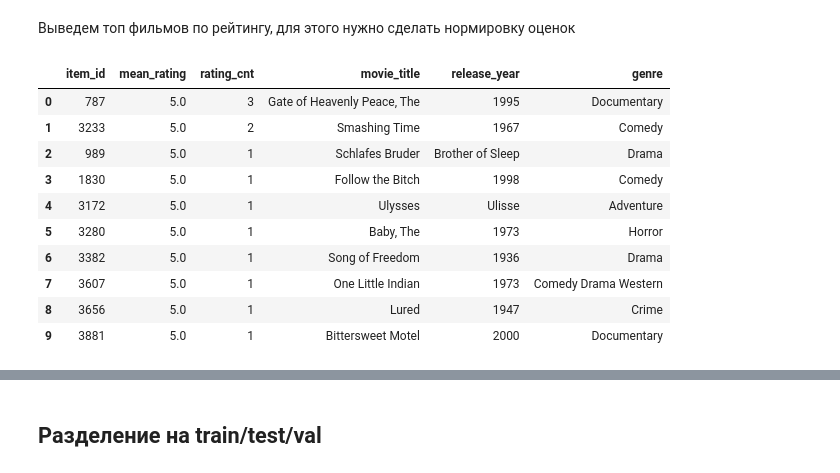
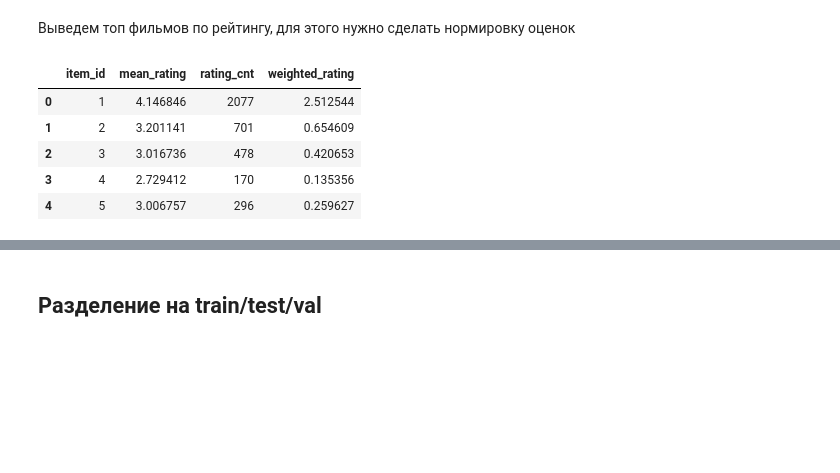
Before and after one commit to dkulemin/recsys-playground, a Jupyter notebook: experiments/MovieLens/1.0_data_works.ipynb, the cells around one changed output, grey strips where cells are left out. Saved outputs shown, nothing was run; the diff lists cells and outputs as text; code cells hidden in the pictures; blank space fills up the shorter version.

```diff
--- a/experiments/MovieLens/1.0_data_works.ipynb
+++ b/experiments/MovieLens/1.0_data_works.ipynb
@@ -161,25 +157,19 @@ plt.show()
 # %%
 groupper = inter.groupby('user_id')['rating']
 inter['norm_rating'] = (inter['rating'] - groupper.transform('min')) / (groupper.transform('max') - groupper.transform('min'))
-# %%
-(
-    inter
-    .groupby('item_id')
-    .agg(mean_rating=('rating', 'mean'), rating_cnt=('rating', 'count'))
-    .sort_values(['mean_rating', 'rating_cnt'], ascending=[False, False])
-    .reset_index()
-    .merge(items, on='item_id')
-    .head(10)
-)
-# %% [output]
-|  | item_id | mean_rating | rating_cnt | movie_title | release_year | genre |
-| 0 | 787 | 5.0 | 3 | Gate of Heavenly Peace, The | 1995 | Documentary |
-| 1 | 3233 | 5.0 | 2 | Smashing Time | 1967 | Comedy |
-| 2 | 989 | 5.0 | 1 | Schlafes Bruder | Brother of Sleep | Drama |
-| 3 | 1830 | 5.0 | 1 | Follow the Bitch | 1998 | Comedy |
-| 4 | 3172 | 5.0 | 1 | Ulysses | Ulisse | Adventure |
-| 5 | 3280 | 5.0 | 1 | Baby, The | 1973 | Horror |
-| 6 | 3382 | 5.0 | 1 | Song of Freedom | 1936 | Drama |
-| 7 | 3607 | 5.0 | 1 | One Little Indian | 1973 | Comedy Drama Western |
-| 8 | 3656 | 5.0 | 1 | Lured | 1947 | Crime |
-| 9 | 3881 | 5.0 | 1 | Bittersweet Motel | 2000 | Documentary |
+# %%
+item_rating = (
+    inter
+    .groupby('item_id')
+    .agg(mean_rating=('rating', 'mean'), rating_cnt=('rating', 'count'))
+    .reset_index()
+)
+item_rating['weighted_rating'] = item_rating['mean_rating'] * (item_rating['rating_cnt'] / item_rating['rating_cnt'].max())
+item_rating.head()
+# %% [output]
+|  | item_id | mean_rating | rating_cnt | weighted_rating |
+| 0 | 1 | 4.146846 | 2077 | 2.512544 |
+| 1 | 2 | 3.201141 | 701 | 0.654609 |
+| 2 | 3 | 3.016736 | 478 | 0.420653 |
+| 3 | 4 | 2.729412 | 170 | 0.135356 |
+| 4 | 5 | 3.006757 | 296 | 0.259627 |
```
Also changed, not shown: parts of 32 cells of this notebook, 15 other files.
